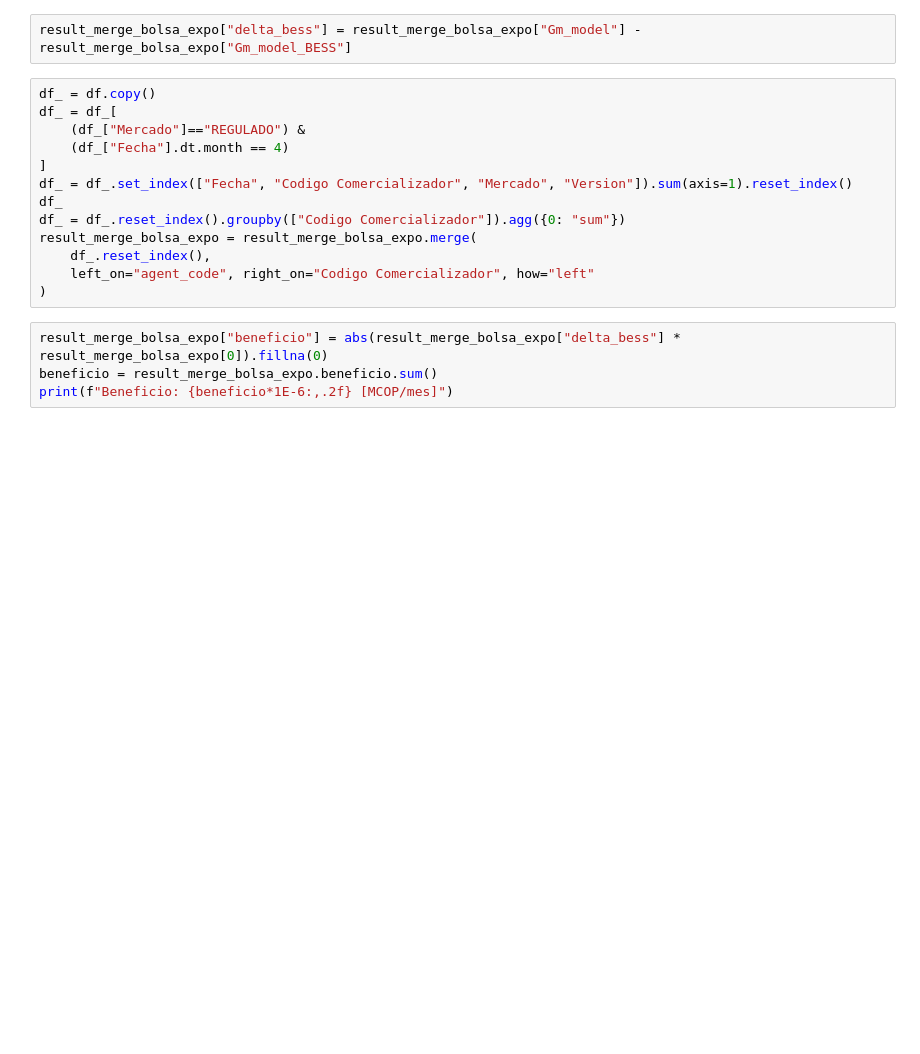
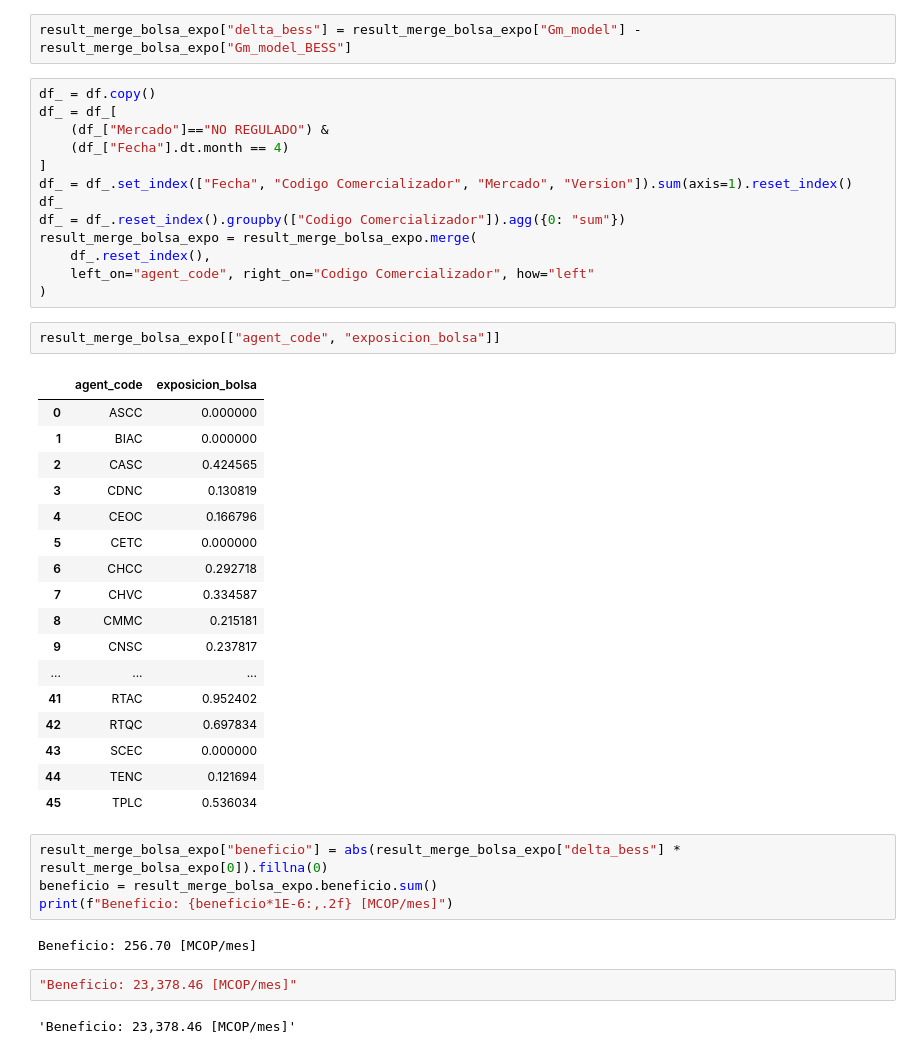
Before and after one commit to jccamargo94/despacho-udea, a Jupyter notebook: CU_influence.ipynb, the cells around one changed output. Saved outputs shown, nothing was run; the diff lists cells and outputs as text; blank space fills up the shorter version.

```diff
--- a/CU_influence.ipynb
+++ b/CU_influence.ipynb
@@ -109,7 +250,7 @@ result_merge_bolsa_expo["delta_bess"] = result_merge_bolsa_expo["Gm_model"] - re
 # %%
 df_ = df.copy()
 df_ = df_[
-    (df_["Mercado"]=="REGULADO") &
+    (df_["Mercado"]=="NO REGULADO") &
     (df_["Fecha"].dt.month == 4)
 ]
 df_ = df_.set_index(["Fecha", "Codigo Comercializador", "Mercado", "Version"]).sum(axis=1).reset_index()
@@ -119,8 +260,34 @@ result_merge_bolsa_expo = result_merge_bolsa_expo.merge(
     df_.reset_index(),
     left_on="agent_code", right_on="Codigo Comercializador", how="left"
 )
+# %%
+result_merge_bolsa_expo[["agent_code", "exposicion_bolsa"]]
+# %% [output]
+|  | agent_code | exposicion_bolsa |
+| 0 | ASCC | 0.000000 |
+| 1 | BIAC | 0.000000 |
+| 2 | CASC | 0.424565 |
+| 3 | CDNC | 0.130819 |
+| 4 | CEOC | 0.166796 |
+| 5 | CETC | 0.000000 |
+| 6 | CHCC | 0.292718 |
+| 7 | CHVC | 0.334587 |
+| 8 | CMMC | 0.215181 |
+| 9 | CNSC | 0.237817 |
+| ... | ... | ... |
+| 41 | RTAC | 0.952402 |
+| 42 | RTQC | 0.697834 |
+| 43 | SCEC | 0.000000 |
+| 44 | TENC | 0.121694 |
+| 45 | TPLC | 0.536034 |
 # %%
 result_merge_bolsa_expo["beneficio"] = abs(result_merge_bolsa_expo["delta_bess"] * result_merge_bolsa_expo[0]).fillna(0)
 beneficio = result_merge_bolsa_expo.beneficio.sum()
 print(f"Beneficio: {beneficio*1E-6:,.2f} [MCOP/mes]")
+# %% [output]
+Beneficio: 256.70 [MCOP/mes]
+# %%
+"Beneficio: 23,378.46 [MCOP/mes]"
+# %% [output]
+'Beneficio: 23,378.46 [MCOP/mes]'
 # %%
```
Also changed, not shown: parts of 12 cells of this notebook, 2 other files.
